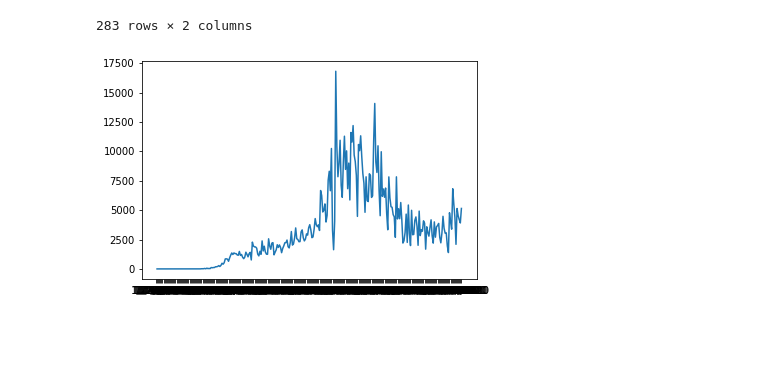
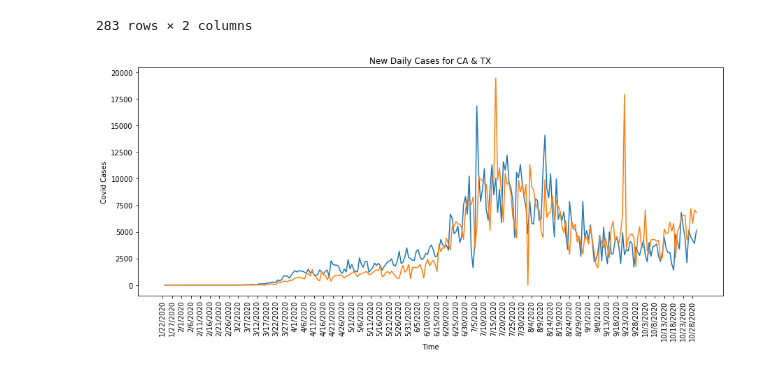
Before and after one commit to shadiaduery/bootcamp-group_project-1, a Jupyter notebook: Analysis/Linegraph-daily-cases.ipynb, the cells around one changed output. Drawn from its saved outputs; the diff is of its cells as text; code cells hidden in the pictures; blank space fills up the shorter version.

```diff
--- a/Analysis/Linegraph-daily-cases.ipynb
+++ b/Analysis/Linegraph-daily-cases.ipynb
@@ -102,7 +107,7 @@ new_transpose2
 # %%
-#daily cases by state
-daily_cases_by_state=new_transpose2.diff()
-daily_cases_by_state
+#New daily cases by state
+new_daily_cases=total_daily_cases.diff()
+new_daily_cases
 # %% [output]
 | State | CA | TX |
 | 1/22/2020 | NaN | NaN |
@@ -117,13 +122,25 @@ daily_cases_by_state
 | 10/29/2020 | 3909.0 | 7066.0 |
 | 10/30/2020 | 5142.0 | 6791.0 |
 283 rows × 2 columns
-# %%
-#line graph
-
-CA_daily_cases= daily_cases_by_state["CA"]
-TX_daily_cases=daily_cases_by_state["TX"]
-
-plt.plot(CA_daily_cases)
-plt.show()
-# %% [output]
-[figure, removed]
+# %%
+#line graph2 for new daily cases
+# CA_new_cases=new_daily_cases["CA"]
+# x_axis=new_daily_cases.index
+# TX_new_cases=new_daily_cases["TX"]
+# CA1, =plt.plot(x_axis, CA_new_cases, marker="+",color="blue",linewidth=0, label="CA cases")
+# TX1, =plt.plot(x_axis, TX_new_cases, marker="s",color="red",linewidth=0,label="TX cases")
+# plt.legend(handles=[CA1, TX1],loc="best")
+# plt.title("New Daily Cases for CA & TX")
+# plt.xlabel("Time")
+# plt.ylabel("Covid Cases")
+# plt.show()
+fig1,ax1=plt.subplots(figsize=(15,6))
+ax1.plot(new_daily_cases)
+plt.xticks(rotation='vertical')
+ax1.set_xticks(ax1.get_xticks()[::5])
+plt.title("New Daily Cases for CA & TX")
+plt.xlabel("Time")
+plt.ylabel("Covid Cases")
+plt.show()
+# %% [output]
+[figure, added]
```
Also changed, not shown: parts of 5 cells of this notebook.
